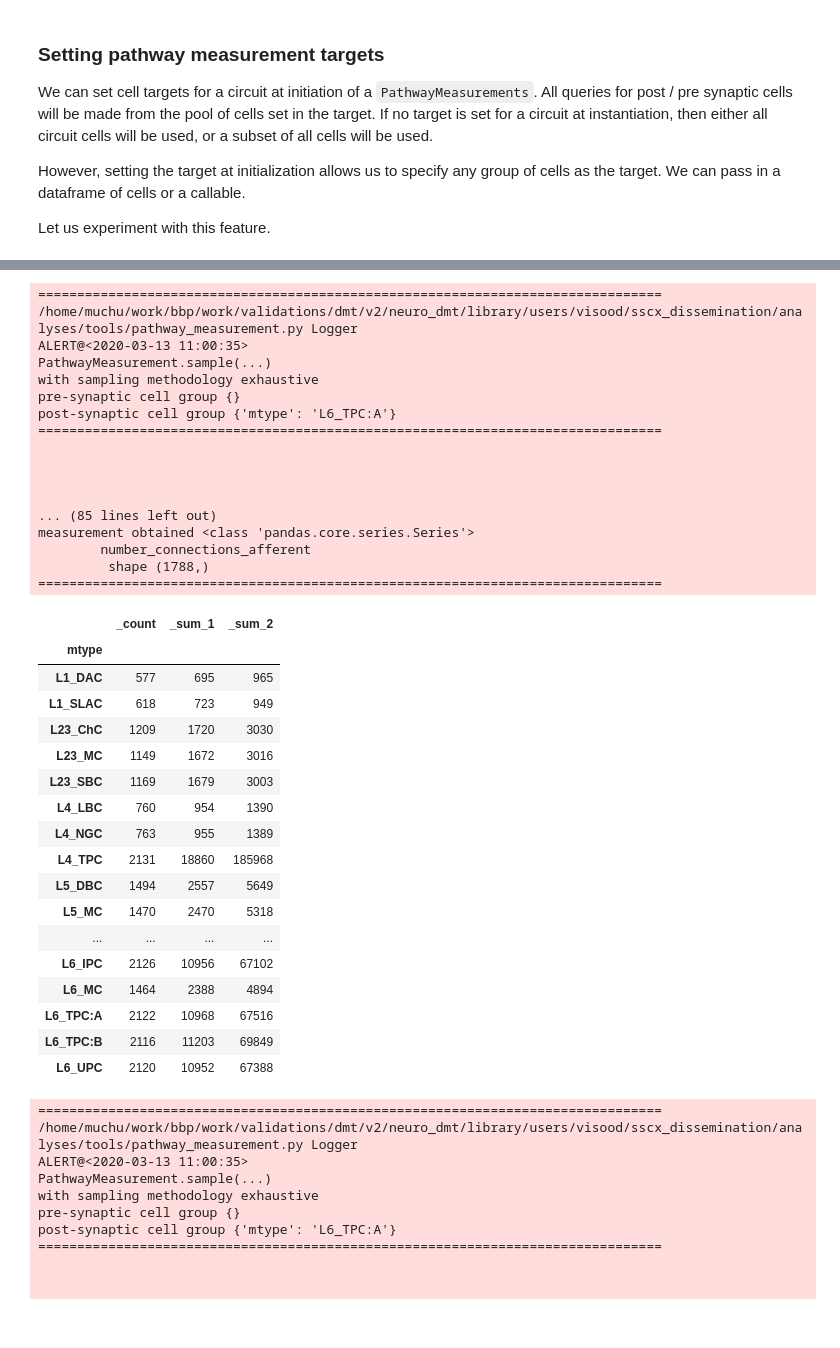
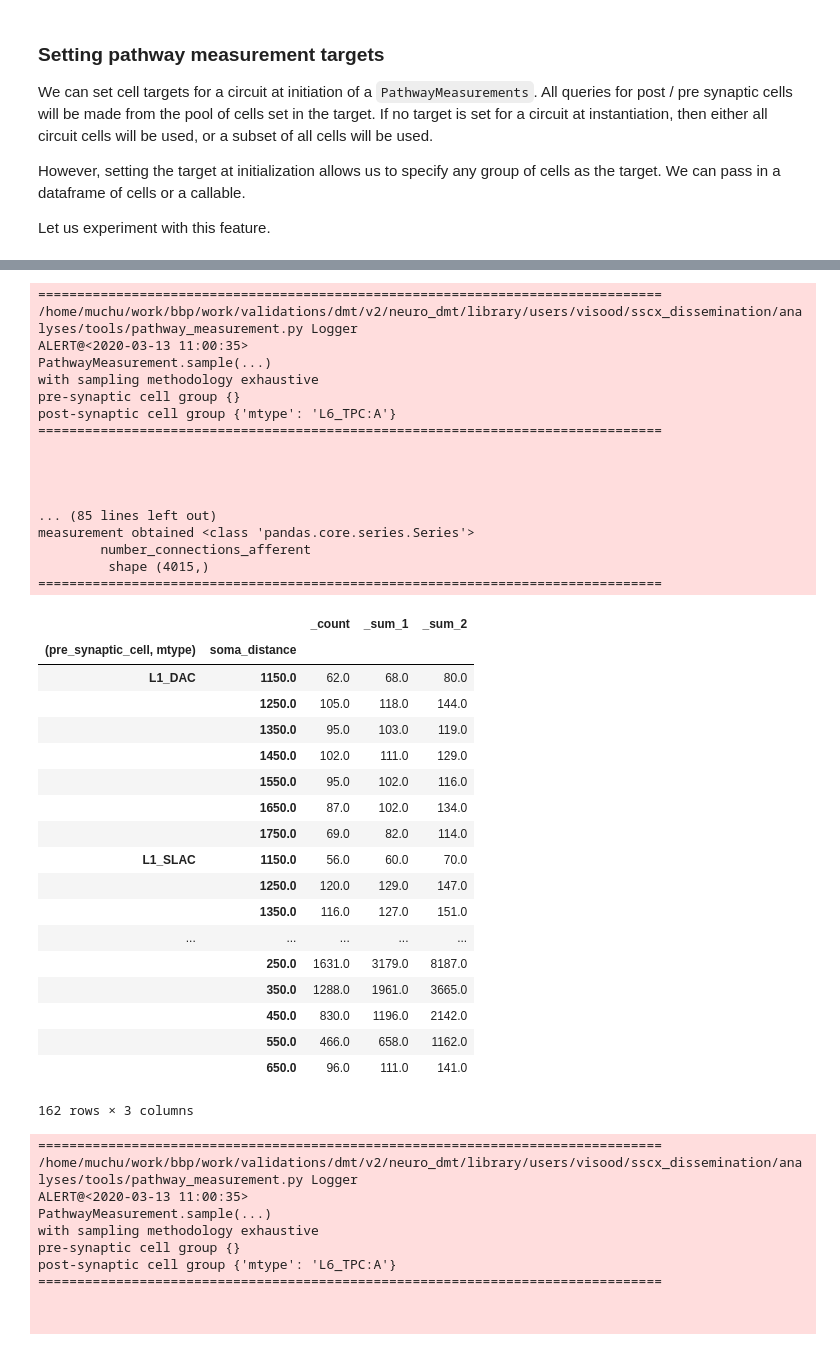
Before and after one commit to BlueBrain/DMT, a Jupyter notebook: v2/neuro_dmt/library/users/visood/sscx_dissemination/analyses/notebooks/sscx-analysis.ipynb, the cells around one changed output, grey strips where cells are left out. Saved outputs shown, nothing was run; the diff lists cells and outputs as text; code cells hidden in the pictures.

Commit message:
aggregate by soma-distance pathway m

```diff
--- a/v2/neuro_dmt/library/users/visood/sscx_dissemination/analyses/notebooks/sscx-analysis.ipynb
+++ b/v2/neuro_dmt/library/users/visood/sscx_dissemination/analyses/notebooks/sscx-analysis.ipynb
@@ -1464,12 +1464,12 @@ affdeg_batch =\
         value = lambda connections: 1,
         variable="number_connections_afferent",
         specifiers_cell_type=["mtype"],
+        by_soma_distance=True,
         sampling_methodology=terminology.sampling_methodology.exhaustive,
         processing_methodology=terminology.processing_methodology.batch,
         batch_size=1000,
         return_primary_info=True,
         target=lambda mod, adp: adp.get_cells(mod, region="S1HL"))
-        #target={circuit_model: adapter.get_cells(circuit_model, region="S1HL")})
 sample_affdeg_batch =\
     affdeg_batch.sample(
         adapter, circuit_model)
@@ -1560,47 +1561,48 @@ Name: number_connections_afferent, Length: 28998, dtype: int64
 # %%
 summary =\
     affdeg_batch.collector(
         aggregate=affdeg_batch.pandamonad.moments,
-        prefixed=False)
+        prefixed=True)
 summary(
     circuit_model, adapter,
     post_synaptic_cell_group={"mtype": "L6_TPC:A"})
 # %% [output]
 ================================================================================
 /home/muchu/work/bbp/work/validations/dmt/v2/neuro_dmt/library/users/visood/sscx_dissemination/analyses/tools/pathway_measurement.py Logger
 ALERT@<2020-03-13 11:00:35>
 PathwayMeasurement.sample(...)
 with sampling methodology exhaustive
 pre-synaptic cell group {}
 post-synaptic cell group {'mtype': 'L6_TPC:A'}
 ================================================================================
 
 
 
 
 ... (85 lines left out)
 measurement obtained <class 'pandas.core.series.Series'>
         number_connections_afferent
-         shape (1788,)
+         shape (4015,)
 ================================================================================
-|  | _count | _sum_1 | _sum_2 |
-| mtype |  |  |  |
-| L1_DAC | 577 | 695 | 965 |
-| L1_SLAC | 618 | 723 | 949 |
-| L23_ChC | 1209 | 1720 | 3030 |
-| L23_MC | 1149 | 1672 | 3016 |
-| L23_SBC | 1169 | 1679 | 3003 |
-| L4_LBC | 760 | 954 | 1390 |
-| L4_NGC | 763 | 955 | 1389 |
-| L4_TPC | 2131 | 18860 | 185968 |
-| L5_DBC | 1494 | 2557 | 5649 |
-| L5_MC | 1470 | 2470 | 5318 |
-| ... | ... | ... | ... |
-| L6_IPC | 2126 | 10956 | 67102 |
-| L6_MC | 1464 | 2388 | 4894 |
-| L6_TPC:A | 2122 | 10968 | 67516 |
-| L6_TPC:B | 2116 | 11203 | 69849 |
-| L6_UPC | 2120 | 10952 | 67388 |
+|  |  | _count | _sum_1 | _sum_2 |
+| (pre_synaptic_cell, mtype) | soma_distance |  |  |  |
+| L1_DAC | 1150.0 | 62.0 | 68.0 | 80.0 |
+|  | 1250.0 | 105.0 | 118.0 | 144.0 |
+|  | 1350.0 | 95.0 | 103.0 | 119.0 |
+|  | 1450.0 | 102.0 | 111.0 | 129.0 |
+|  | 1550.0 | 95.0 | 102.0 | 116.0 |
+|  | 1650.0 | 87.0 | 102.0 | 134.0 |
+|  | 1750.0 | 69.0 | 82.0 | 114.0 |
+| L1_SLAC | 1150.0 | 56.0 | 60.0 | 70.0 |
+|  | 1250.0 | 120.0 | 129.0 | 147.0 |
+|  | 1350.0 | 116.0 | 127.0 | 151.0 |
+| ... | ... | ... | ... | ... |
+|  | 250.0 | 1631.0 | 3179.0 | 8187.0 |
+|  | 350.0 | 1288.0 | 1961.0 | 3665.0 |
+|  | 450.0 | 830.0 | 1196.0 | 2142.0 |
+|  | 550.0 | 466.0 | 658.0 | 1162.0 |
+|  | 650.0 | 96.0 | 111.0 | 141.0 |
+162 rows × 3 columns
 # %%
 summary_nca =\
     affdeg_batch.collector(
```
Also changed, not shown: parts of 4 cells of this notebook, 1 other file.
